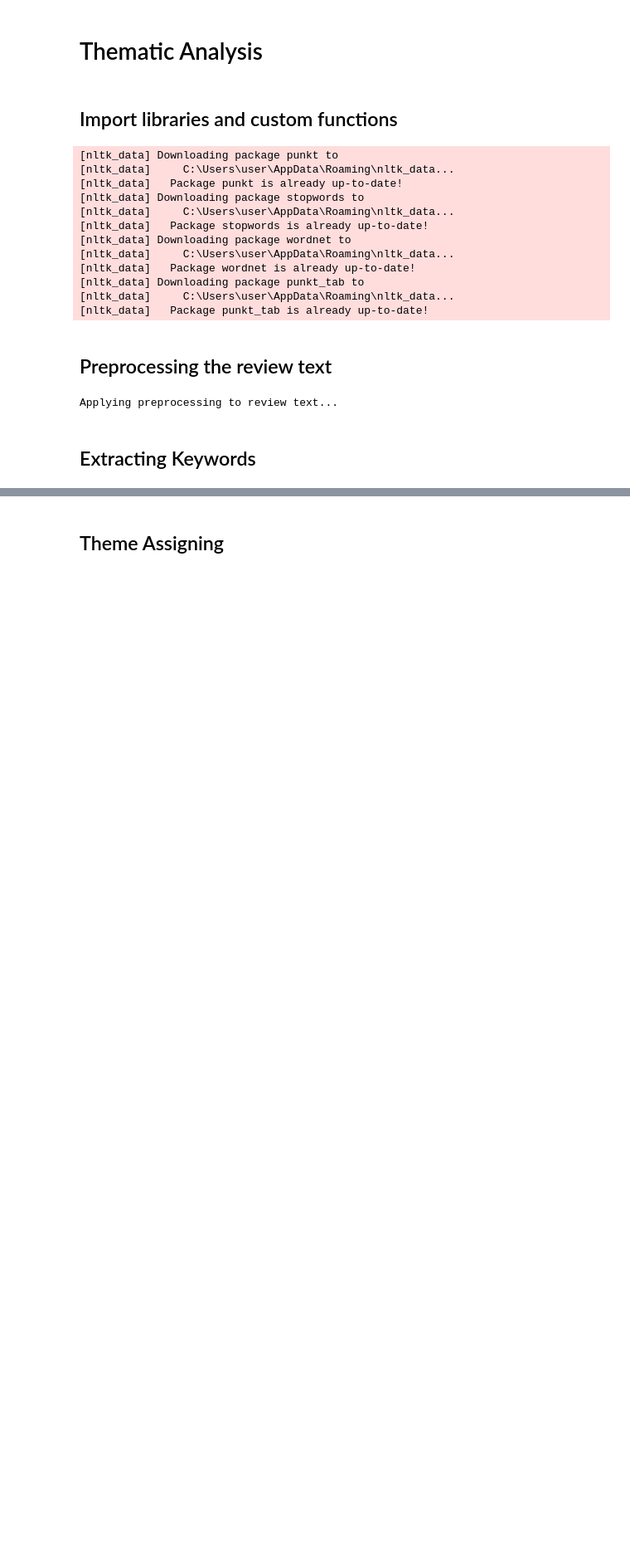
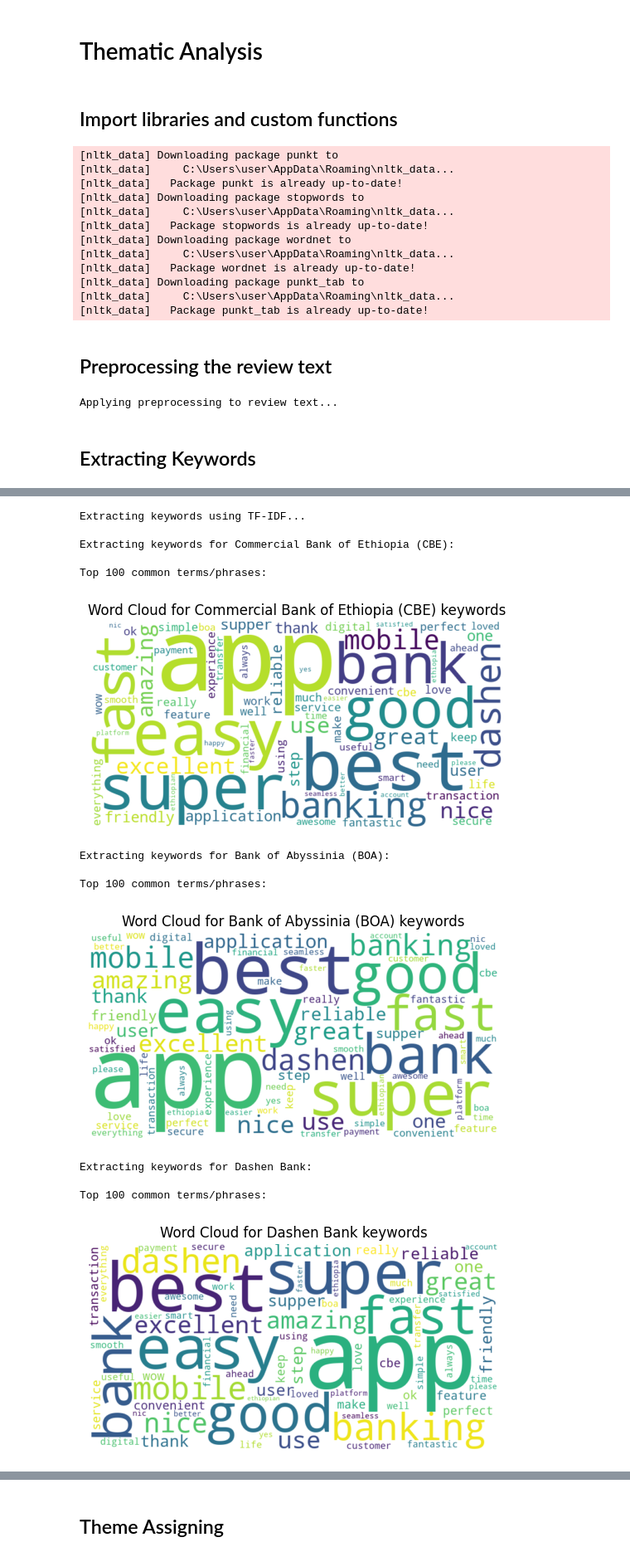
Before and after one commit to Martha3001/customer-experience-analytics-week2, a Jupyter notebook: notebooks/thematic.ipynb, the cells around one changed output, grey strips where cells are left out. Shown at 83% size. Saved outputs shown, nothing was run; the diff lists cells and outputs as text; code cells hidden in the pictures; blank space fills up the shorter version.

Commit message:
feat: add visual

```diff
--- a/notebooks/thematic.ipynb
+++ b/notebooks/thematic.ipynb
@@ -58,9 +60,8 @@ for bank in processed_df['bank'].unique():
     print(f"\nExtracting keywords for {bank}:")
     keywords = thematicAnalysis.get_keyword(bank_reviews)
 
-    bank_keywords[bank] = {
-        'keywords': keywords
-    }
+    keywords = ' '.join(keywords)
+    print(f"Keywords for {bank}: {keywords}")
 # %% [output]
 Extracting keywords using TF-IDF...
 
@@ -83,0 +82,33 @@ Top 20 common terms/phrases:
+# %%
+# --- Keyword Extraction using TF-IDF ---
+print("Extracting keywords using TF-IDF...")
+
+# Extract keywords per bank
+bank_keywords = {}
+for bank in processed_df['bank'].unique():
+    positive_reviews = processed_df[processed_df['distilbert_label'] == 'POSITIVE']['cleaned_review']
+
+    print(f"\nExtracting keywords for {bank}:")
+    keywords = thematicAnalysis.get_keyword(positive_reviews)
+
+    keywords = ' '.join(keywords)
+    wordcloud = WordCloud(width=800, height=400, background_color='white').generate(keywords)
+    plt.imshow(wordcloud, interpolation='bilinear')
+    plt.axis('off')
+    plt.title(f'Word Cloud for {bank} keywords')
+    plt.show()
+# %% [output]
+Extracting keywords using TF-IDF...
+
+Extracting keywords for Commercial Bank of Ethiopia (CBE):
+
+Top 100 common terms/phrases:
+[figure, added]
+Extracting keywords for Bank of Abyssinia (BOA):
+
+Top 100 common terms/phrases:
+[figure, added]
+Extracting keywords for Dashen Bank:
+
+Top 100 common terms/phrases:
+[figure, added]
```
Also changed, not shown: parts of 5 cells of this notebook, 3 other files.
